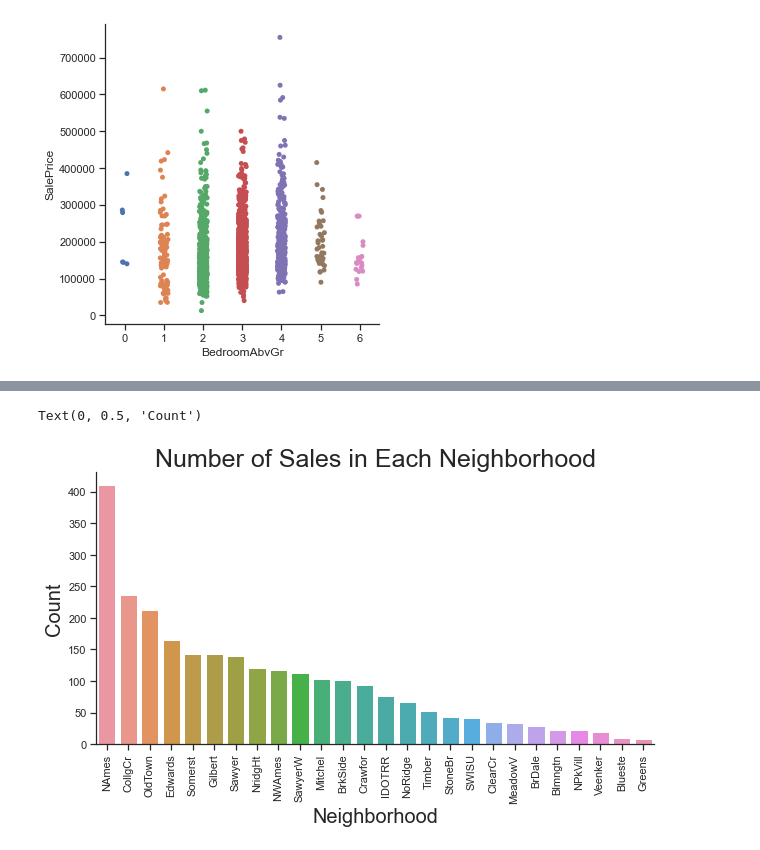
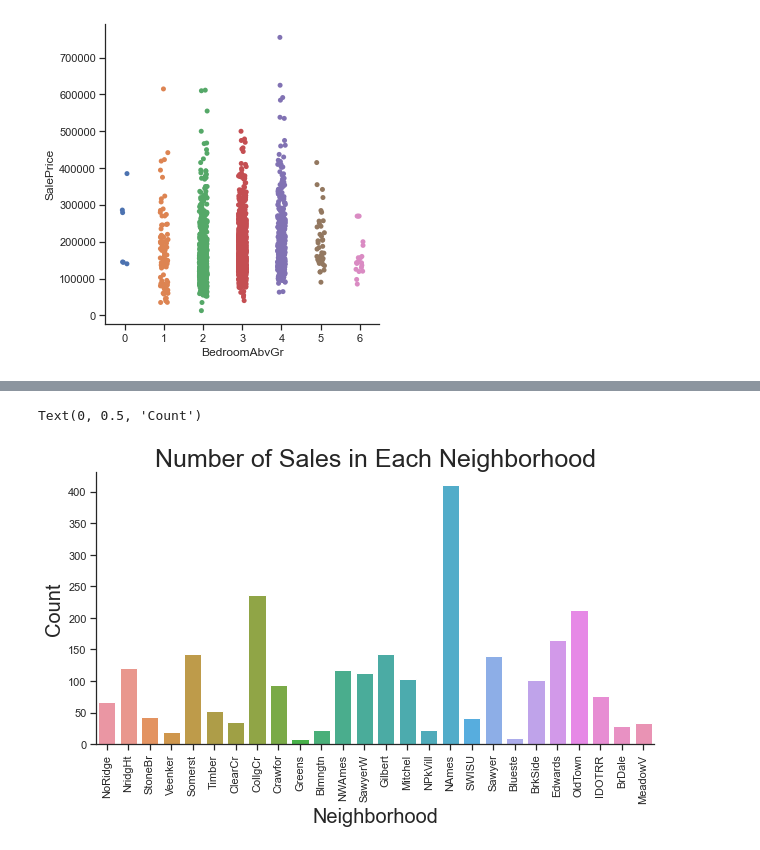
Before and after one commit to mobrien829/ames-ml-project, a Jupyter notebook: Michael/Michael notebook.ipynb, the cells around one changed output, grey strips where cells are left out. Cells and saved outputs as stored; diff of their text form; code cells hidden in the pictures.

Commit message:
created a reordered plot

```diff
--- a/Michael/Michael notebook.ipynb
+++ b/Michael/Michael notebook.ipynb
@@ -716,14 +758,14 @@ neighborhood_house_counts_df = neighborhood_house_counts_df.reset_index()
 # %%
 sns.set_theme(style="ticks")
 
 f, ax = plt.subplots(figsize=(10, 5))
 sns.despine(f)
 
-ax = sns.barplot(x="index", y="Neighborhood", data=neighborhood_house_counts_df)
+ax = sns.barplot(x="index", y="Neighborhood", data=neighborhood_house_counts_df, order = grouped_house_prices.index)
 plt.xticks(rotation=90)
 ax.set_title("Number of Sales in Each Neighborhood", size="25")
 ax.set_xlabel("Neighborhood", fontsize = 20)
 ax.set_ylabel("Count", fontsize = 20)
 # %% [output]
 Text(0, 0.5, 'Count')
-[figure, old version]
+[figure, new version]
```
Also changed, not shown: parts of 6 cells of this notebook.
